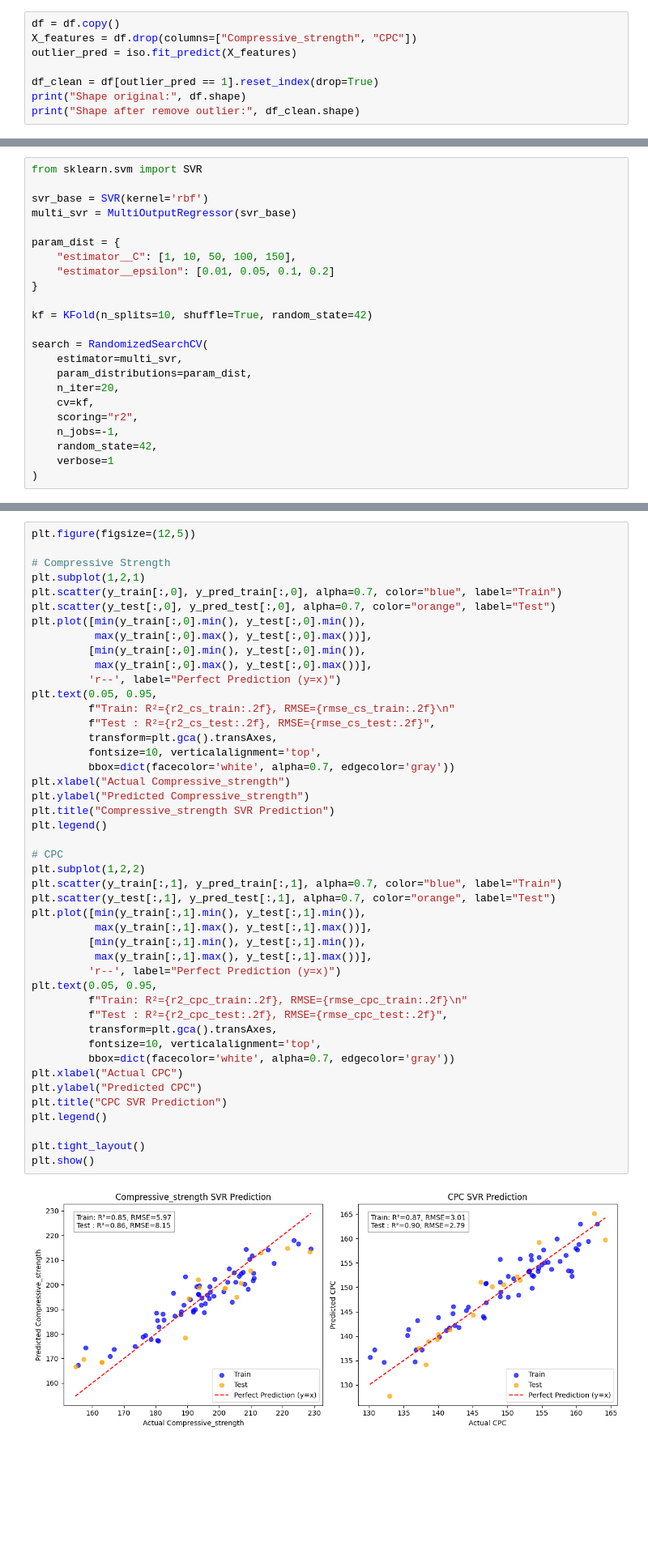
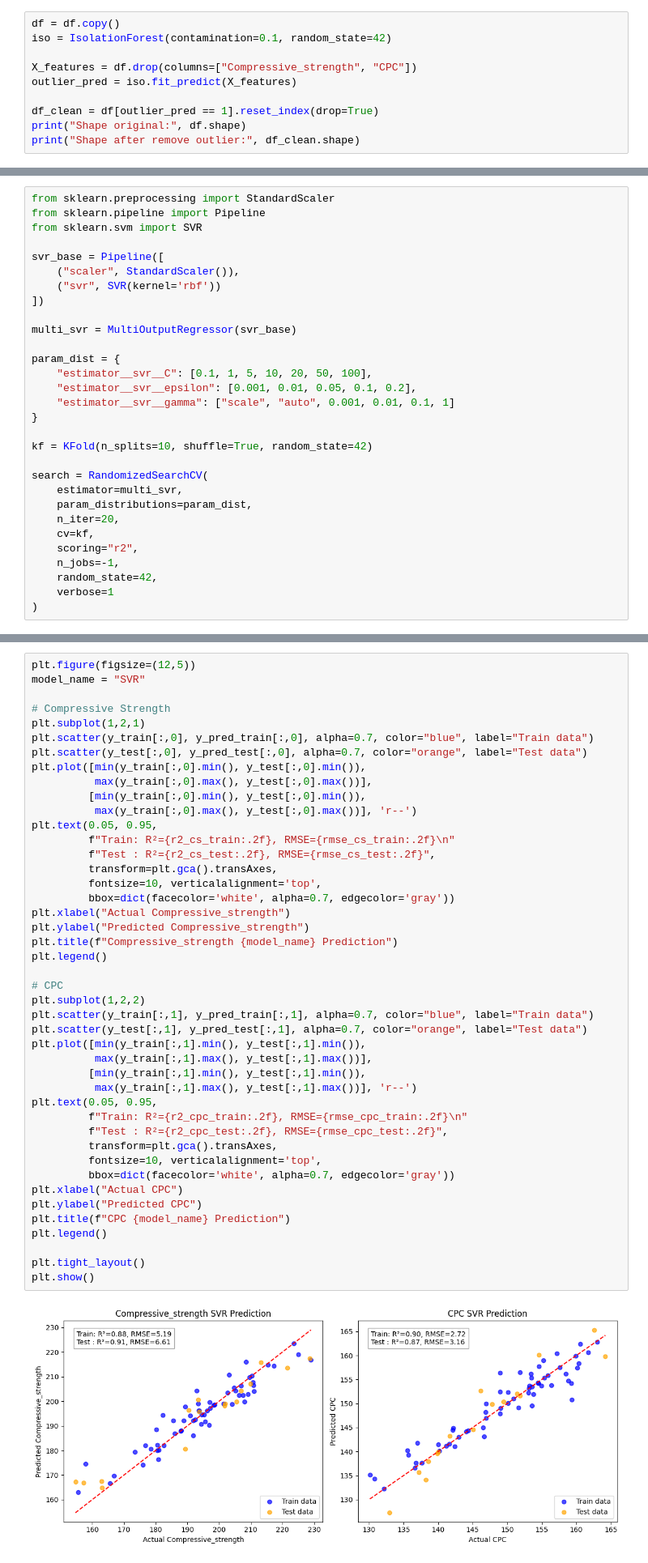
Before and after one commit to nhattminh160901/france_project, a Jupyter notebook: SVR.ipynb, the cells around one changed output, grey strips where cells are left out. Shown at 81% size. Cells and saved outputs as stored; diff of their text form; blank space fills up the shorter version.

Commit message:
new update
improve and compare 3 model

```diff
--- a/SVR.ipynb
+++ b/SVR.ipynb
@@ -27,5 +11,7 @@ df
 # %%
 df = df.copy()
+iso = IsolationForest(contamination=0.1, random_state=42)
+
 X_features = df.drop(columns=["Compressive_strength", "CPC"])
 outlier_pred = iso.fit_predict(X_features)
 
@@ -43,14 +29,21 @@ X_train, X_test, y_train, y_test = train_test_split(
     X, y, test_size=0.2, random_state=42
 )
 # %%
+from sklearn.preprocessing import StandardScaler
+from sklearn.pipeline import Pipeline
 from sklearn.svm import SVR
 
-svr_base = SVR(kernel='rbf')
+svr_base = Pipeline([
+    ("scaler", StandardScaler()),
+    ("svr", SVR(kernel='rbf'))
+])
+
 multi_svr = MultiOutputRegressor(svr_base)
 
 param_dist = {
-    "estimator__C": [1, 10, 50, 100, 150],
-    "estimator__epsilon": [0.01, 0.05, 0.1, 0.2]
+    "estimator__svr__C": [0.1, 1, 5, 10, 20, 50, 100],
+    "estimator__svr__epsilon": [0.001, 0.01, 0.05, 0.1, 0.2],
+    "estimator__svr__gamma": ["scale", "auto", 0.001, 0.01, 0.1, 1]
 }
 
 kf = KFold(n_splits=10, shuffle=True, random_state=42)
@@ -112,50 +108,49 @@ CPC - R²: 0.896, RMSE: 2.813
 # %%
 plt.figure(figsize=(12,5))
+model_name = "SVR"
 
 # Compressive Strength
 plt.subplot(1,2,1)
-plt.scatter(y_train[:,0], y_pred_train[:,0], alpha=0.7, color="blue", label="Train")
-plt.scatter(y_test[:,0], y_pred_test[:,0], alpha=0.7, color="orange", label="Test")
+plt.scatter(y_train[:,0], y_pred_train[:,0], alpha=0.7, color="blue", label="Train data")
+plt.scatter(y_test[:,0], y_pred_test[:,0], alpha=0.7, color="orange", label="Test data")
 plt.plot([min(y_train[:,0].min(), y_test[:,0].min()),
           max(y_train[:,0].max(), y_test[:,0].max())],
          [min(y_train[:,0].min(), y_test[:,0].min()),
-          max(y_train[:,0].max(), y_test[:,0].max())],
-         'r--', label="Perfect Prediction (y=x)")
+          max(y_train[:,0].max(), y_test[:,0].max())], 'r--')
 plt.text(0.05, 0.95,
          f"Train: R²={r2_cs_train:.2f}, RMSE={rmse_cs_train:.2f}\n"
          f"Test : R²={r2_cs_test:.2f}, RMSE={rmse_cs_test:.2f}",
          transform=plt.gca().transAxes,
          fontsize=10, verticalalignment='top',
          bbox=dict(facecolor='white', alpha=0.7, edgecolor='gray'))
 plt.xlabel("Actual Compressive_strength")
 plt.ylabel("Predicted Compressive_strength")
-plt.title("Compressive_strength SVR Prediction")
+plt.title(f"Compressive_strength {model_name} Prediction")
 plt.legend()
 
 # CPC
 plt.subplot(1,2,2)
-plt.scatter(y_train[:,1], y_pred_train[:,1], alpha=0.7, color="blue", label="Train")
-plt.scatter(y_test[:,1], y_pred_test[:,1], alpha=0.7, color="orange", label="Test")
+plt.scatter(y_train[:,1], y_pred_train[:,1], alpha=0.7, color="blue", label="Train data")
+plt.scatter(y_test[:,1], y_pred_test[:,1], alpha=0.7, color="orange", label="Test data")
 plt.plot([min(y_train[:,1].min(), y_test[:,1].min()),
           max(y_train[:,1].max(), y_test[:,1].max())],
          [min(y_train[:,1].min(), y_test[:,1].min()),
-          max(y_train[:,1].max(), y_test[:,1].max())],
-         'r--', label="Perfect Prediction (y=x)")
+          max(y_train[:,1].max(), y_test[:,1].max())], 'r--')
 plt.text(0.05, 0.95,
          f"Train: R²={r2_cpc_train:.2f}, RMSE={rmse_cpc_train:.2f}\n"
          f"Test : R²={r2_cpc_test:.2f}, RMSE={rmse_cpc_test:.2f}",
          transform=plt.gca().transAxes,
          fontsize=10, verticalalignment='top',
          bbox=dict(facecolor='white', alpha=0.7, edgecolor='gray'))
 plt.xlabel("Actual CPC")
 plt.ylabel("Predicted CPC")
-plt.title("CPC SVR Prediction")
+plt.title(f"CPC {model_name} Prediction")
 plt.legend()
 
 plt.tight_layout()
 plt.show()
 # %% [output]
-[figure, old version]
+[figure, new version]
 # %%
 import pickle
 with open("best_SVR_model.pkl", "wb") as f:
```
Also changed, not shown: parts of 5 cells of this notebook, 6 other files.
